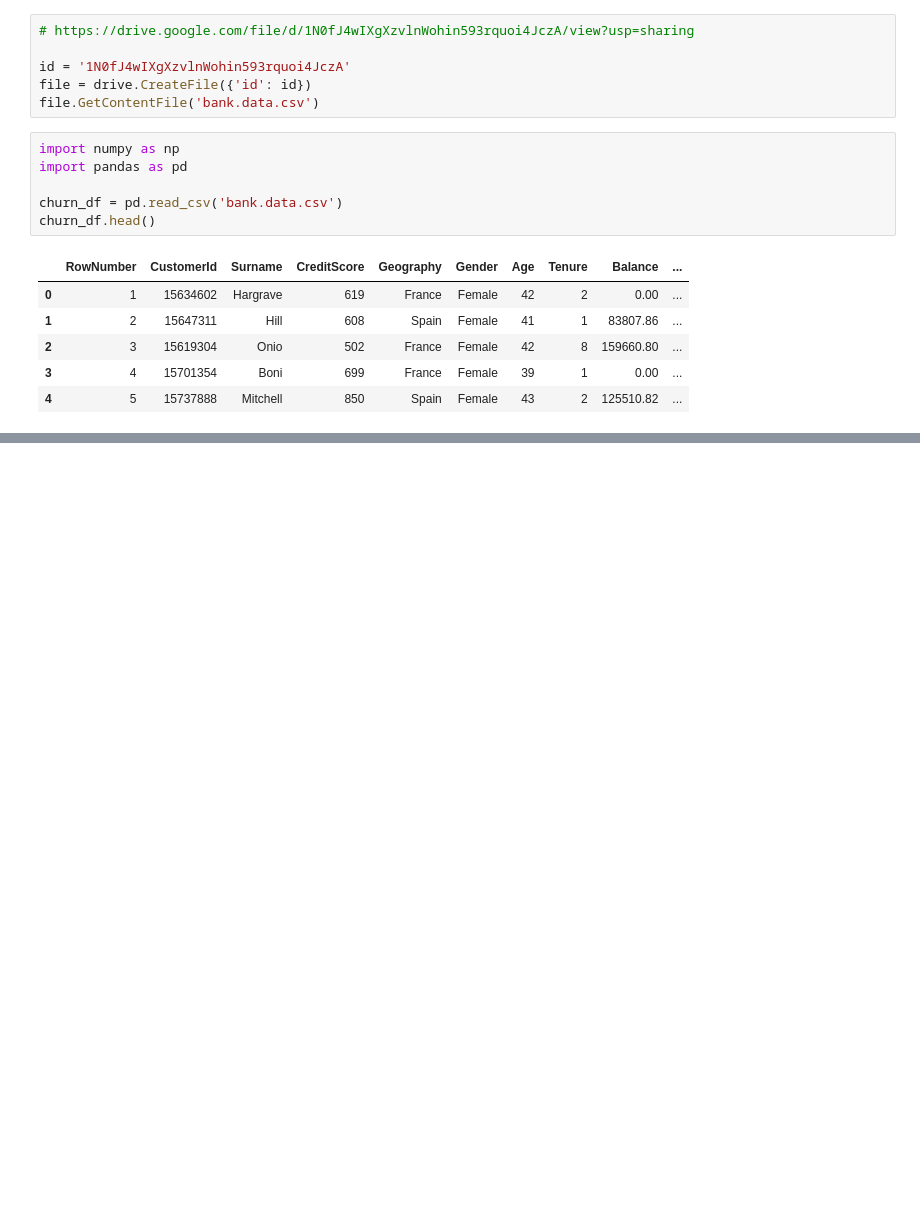
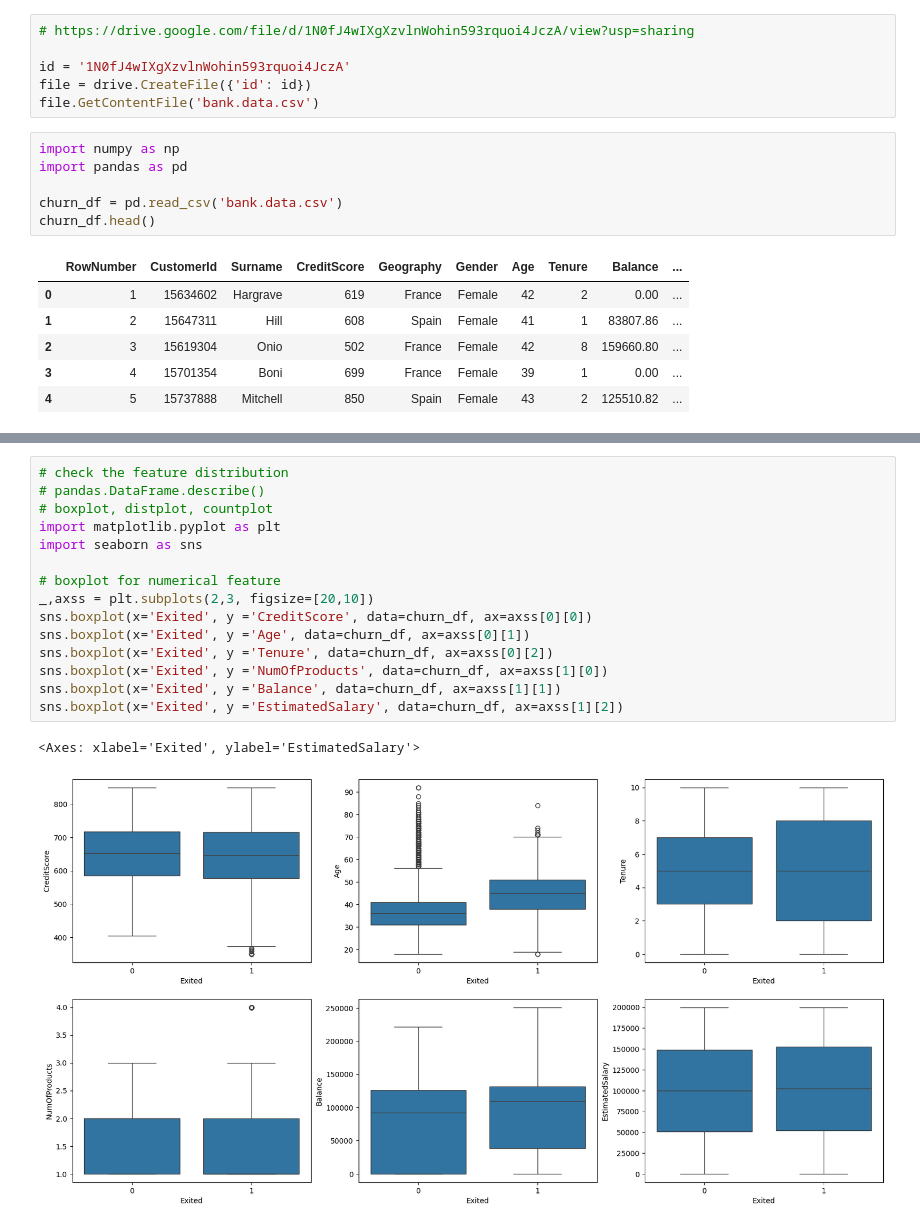
Before and after one commit to TomBrainiac/Bank-Customer-Churn-Prediction, a Jupyter notebook: Bank_Customer_Churn_Prediction.ipynb, the cells around one changed output, grey strips where cells are left out. Cells and saved outputs as stored; diff of their text form; blank space fills up the shorter version.

```diff
--- a/Bank_Customer_Churn_Prediction.ipynb
+++ b/Bank_Customer_Churn_Prediction.ipynb
@@ -36,0 +118,18 @@ churn_df.head()
+# %%
+# check the feature distribution
+# pandas.DataFrame.describe()
+# boxplot, distplot, countplot
+import matplotlib.pyplot as plt
+import seaborn as sns
+
+# boxplot for numerical feature
+_,axss = plt.subplots(2,3, figsize=[20,10])
+sns.boxplot(x='Exited', y ='CreditScore', data=churn_df, ax=axss[0][0])
+sns.boxplot(x='Exited', y ='Age', data=churn_df, ax=axss[0][1])
+sns.boxplot(x='Exited', y ='Tenure', data=churn_df, ax=axss[0][2])
+sns.boxplot(x='Exited', y ='NumOfProducts', data=churn_df, ax=axss[1][0])
+sns.boxplot(x='Exited', y ='Balance', data=churn_df, ax=axss[1][1])
+sns.boxplot(x='Exited', y ='EstimatedSalary', data=churn_df, ax=axss[1][2])
+# %% [output]
+<Axes: xlabel='Exited', ylabel='EstimatedSalary'>
+[figure, added]
```
Also changed, not shown: parts of 44 cells of this notebook.
